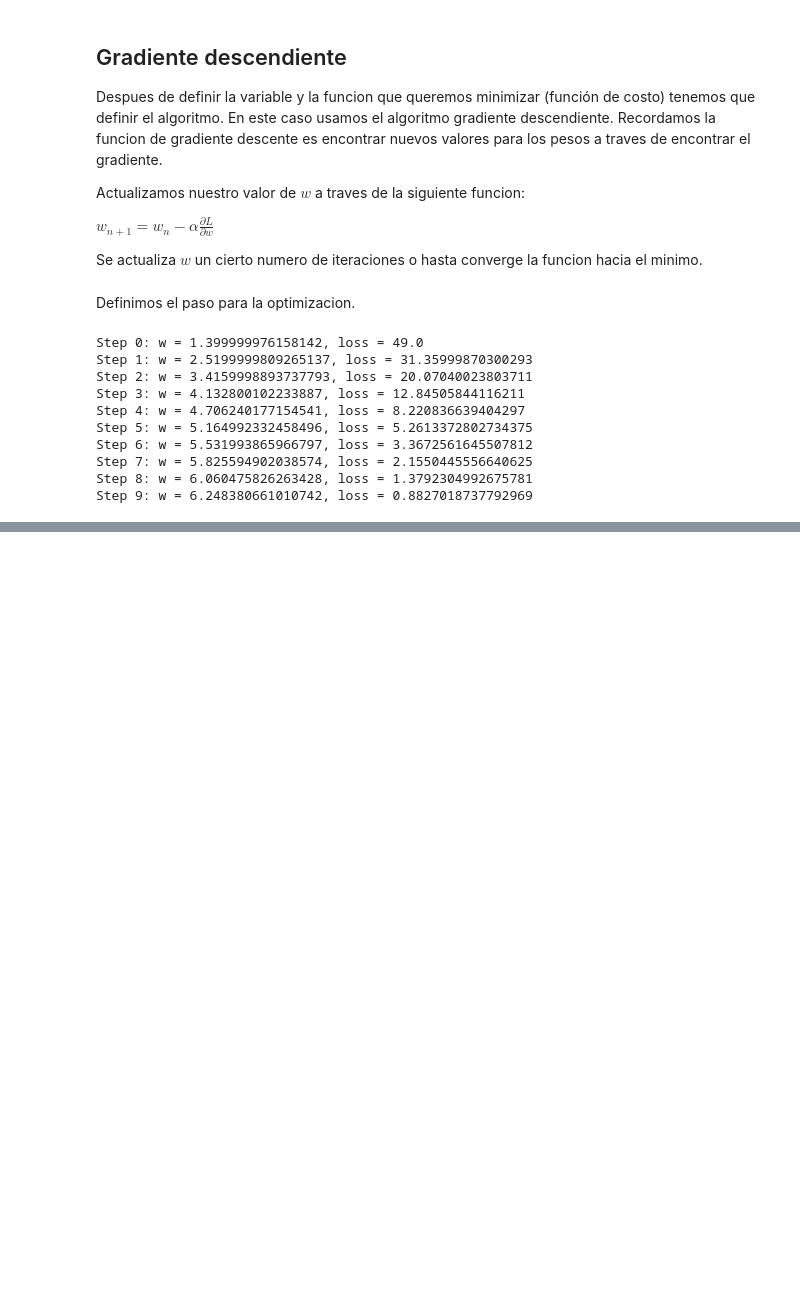
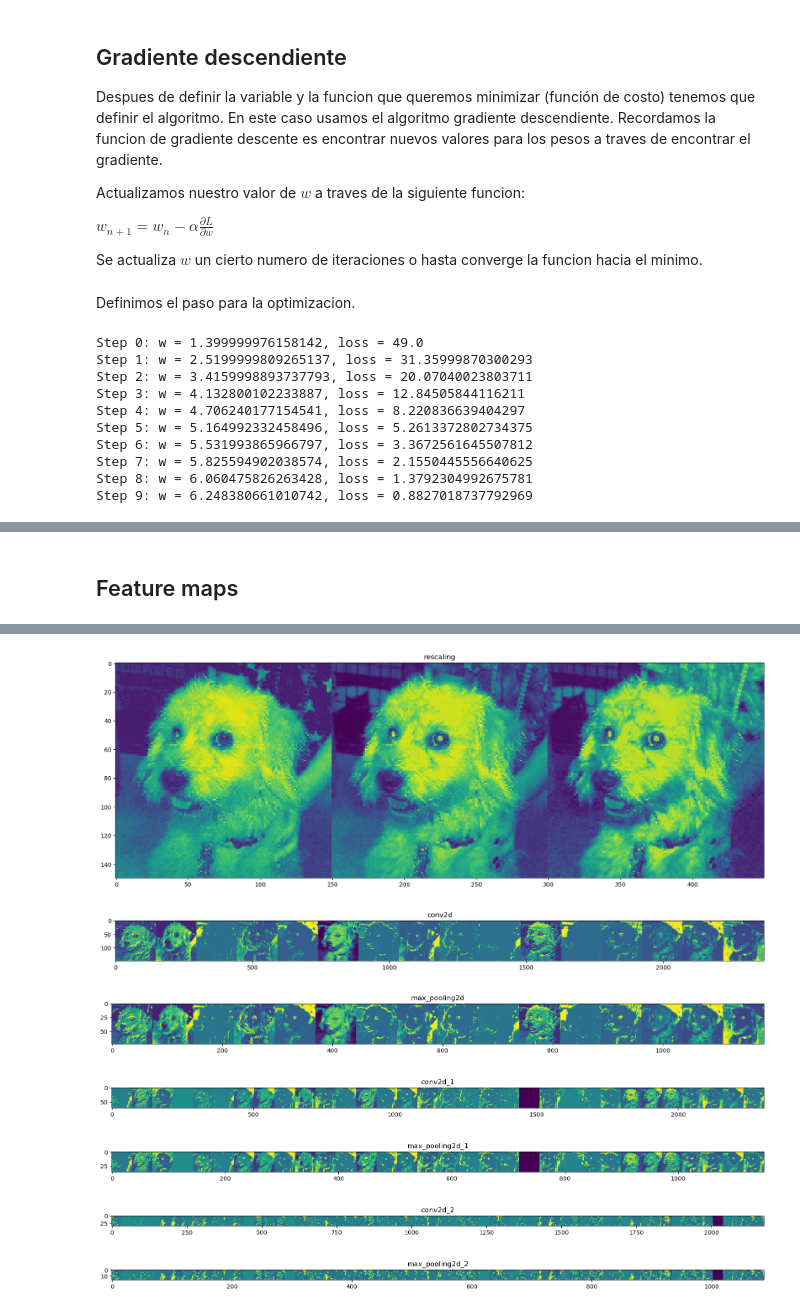
Before and after one commit to MarkusRabus/tensorflow, a Jupyter notebook: Intro_TF.ipynb, the cells around one changed output, grey strips where cells are left out. Saved outputs shown, nothing was run; the diff lists cells and outputs as text; code cells hidden in the pictures; blank space fills up the shorter version.

```diff
--- a/Intro_TF.ipynb
+++ b/Intro_TF.ipynb
@@ -68,0 +329,45 @@ Step 9: w = 6.248380661010742, loss = 0.8827018737792969
+# %% [markdown]
+## Feature maps
+# %%
+successive_outputs = [layer.output for layer in model.layers]
+visualization_model = tf.keras.models.Model(inputs = model.inputs, outputs = successive_outputs)
+
+gato_img_files = [os.path.join(entrenamiento_gato_dir, f) for f in entrenamiento_gato_fnames]
+perro_img_files = [os.path.join(entrenamiento_perro_dir, f) for f in entrenamiento_perro_fnames]
+img_path = random.choice(gato_img_files + perro_img_files)
+
+img = tf.keras.utils.load_img(img_path, target_size=(150, 150))
+x = tf.keras.utils.img_to_array(img)
+x = x.reshape((1,) + x.shape)
+
+# Corremos la imagen a través de nuestra red, capa por capa
+successive_feature_maps = visualization_model.predict(x)
+
+layer_names = [layer.name for layer in model.layers]
+
+
+for layer_name, feature_map in zip(layer_names, successive_feature_maps):
+
+    if len(feature_map.shape) == 4:
+
+        # Solo mostramos las capas convolucionales
+        n_features = feature_map.shape[-1]  # numeros de features en el feature map
+        size = feature_map.shape[1]  # tamaño de cada feature map
+
+        display_grid = np.zeros((size, size * n_features))
+
+        for i in range(n_features):
+            x = feature_map[0, :, :, i]
+            x -= x.mean()
+            x /= x.std ()
+            x *=  64
+            x += 128
+            x = np.clip(x, 0, 255).astype('uint8')
+            display_grid[:, i * size : (i + 1) * size] = x
+
+        scale = 20. / n_features
+        plt.figure(figsize=(scale * n_features, scale))
+        plt.title(layer_name)
+        plt.grid(False)
+        plt.imshow(display_grid, aspect='auto', cmap='viridis')
+# %% [output]
@@ -68,0 +375,7 @@ Step 9: w = 6.248380661010742, loss = 0.8827018737792969
+[figure, added]
+[figure, added]
+[figure, added]
+[figure, added]
+[figure, added]
+[figure, added]
+[figure, added]
```
Also changed, not shown: parts of 50 cells of this notebook, 1 other file.
